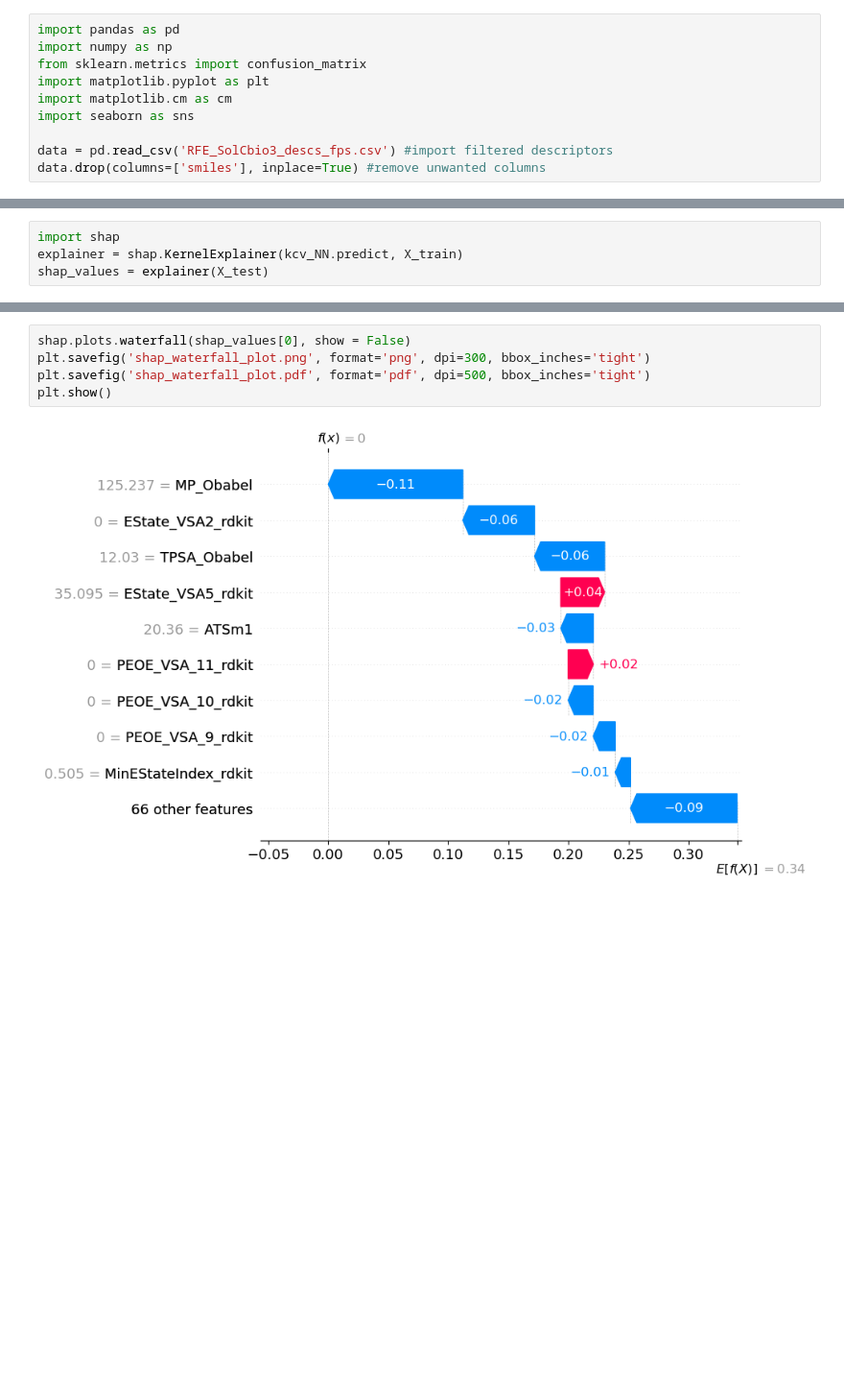
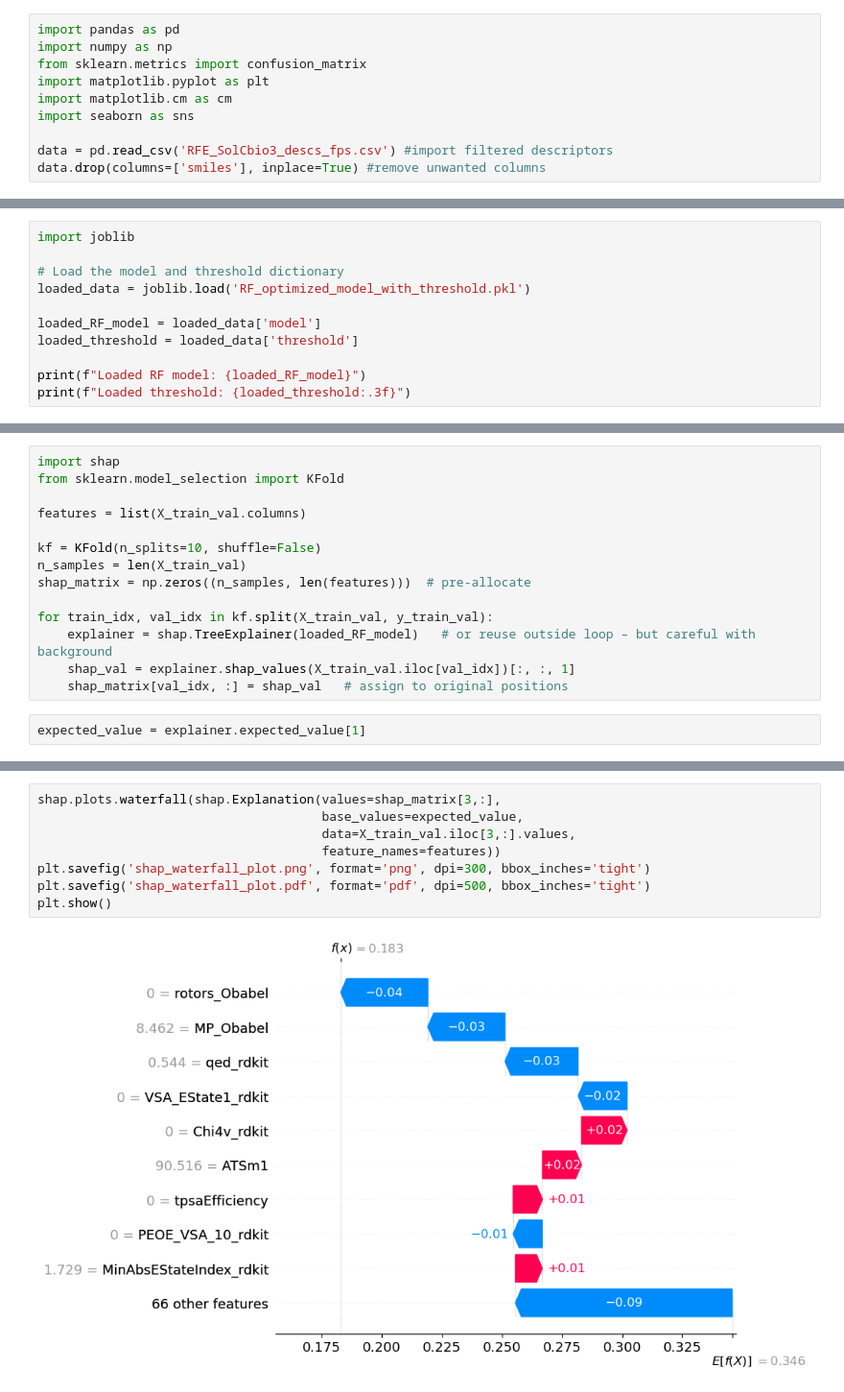
Before and after one commit to cbio3lab/GSESolver, a Jupyter notebook: SCRIPTS/ML_test/logS_SHAP.ipynb, the cells around one changed output, grey strips where cells are left out. Shown at 96% size. Drawn from its saved outputs; the diff is of its cells as text; blank space fills up the shorter version.

```diff
--- a/SCRIPTS/ML_test/logS_SHAP.ipynb
+++ b/SCRIPTS/ML_test/logS_SHAP.ipynb
@@ -130,0 +48,11 @@ Optimized Neural Network Model Specificity: 0.7905
+# %%
+import joblib
+
+# Load the model and threshold dictionary
+loaded_data = joblib.load('RF_optimized_model_with_threshold.pkl')
+
+loaded_RF_model = loaded_data['model']
+loaded_threshold = loaded_data['threshold']
+
+print(f"Loaded RF model: {loaded_RF_model}")
+print(f"Loaded threshold: {loaded_threshold:.3f}")
@@ -144,6 +81,2 @@ Installing collected packages: numpy
 Successfully installed numpy-1.26.4
 1.26.4
-# %%
-import shap
-explainer = shap.KernelExplainer(kcv_NN.predict, X_train)
-shap_values = explainer(X_test)
@@ -159 +161,17 @@ features = list(X.columns.values)
+# %%
+import shap
+from sklearn.model_selection import KFold
+
+features = list(X_train_val.columns)
+
+kf = KFold(n_splits=10, shuffle=False)
+n_samples = len(X_train_val)
+shap_matrix = np.zeros((n_samples, len(features)))  # pre‑allocate
+
+for train_idx, val_idx in kf.split(X_train_val, y_train_val):
+    explainer = shap.TreeExplainer(loaded_RF_model)   # or reuse outside loop – but careful with background
+    shap_val = explainer.shap_values(X_train_val.iloc[val_idx])[:, :, 1]
+    shap_matrix[val_idx, :] = shap_val   # assign to original positions
+# %%
+expected_value = explainer.expected_value[1]
 # %%
@@ -170,7 +209,10 @@ shap.plots.violin(shap_values, features = X_test, feature_names = features, max_
 # %%
-shap.plots.waterfall(shap_values[0], show = False)
+shap.plots.waterfall(shap.Explanation(values=shap_matrix[3,:],
+                                      base_values=expected_value,
+                                      data=X_train_val.iloc[3,:].values,
+                                      feature_names=features))
 plt.savefig('shap_waterfall_plot.png', format='png', dpi=300, bbox_inches='tight')
 plt.savefig('shap_waterfall_plot.pdf', format='pdf', dpi=500, bbox_inches='tight')
 plt.show()
 # %% [output]
-[figure, old version]
+[figure, new version]
```
Also changed, not shown: parts of 16 cells of this notebook, 11 other files.
